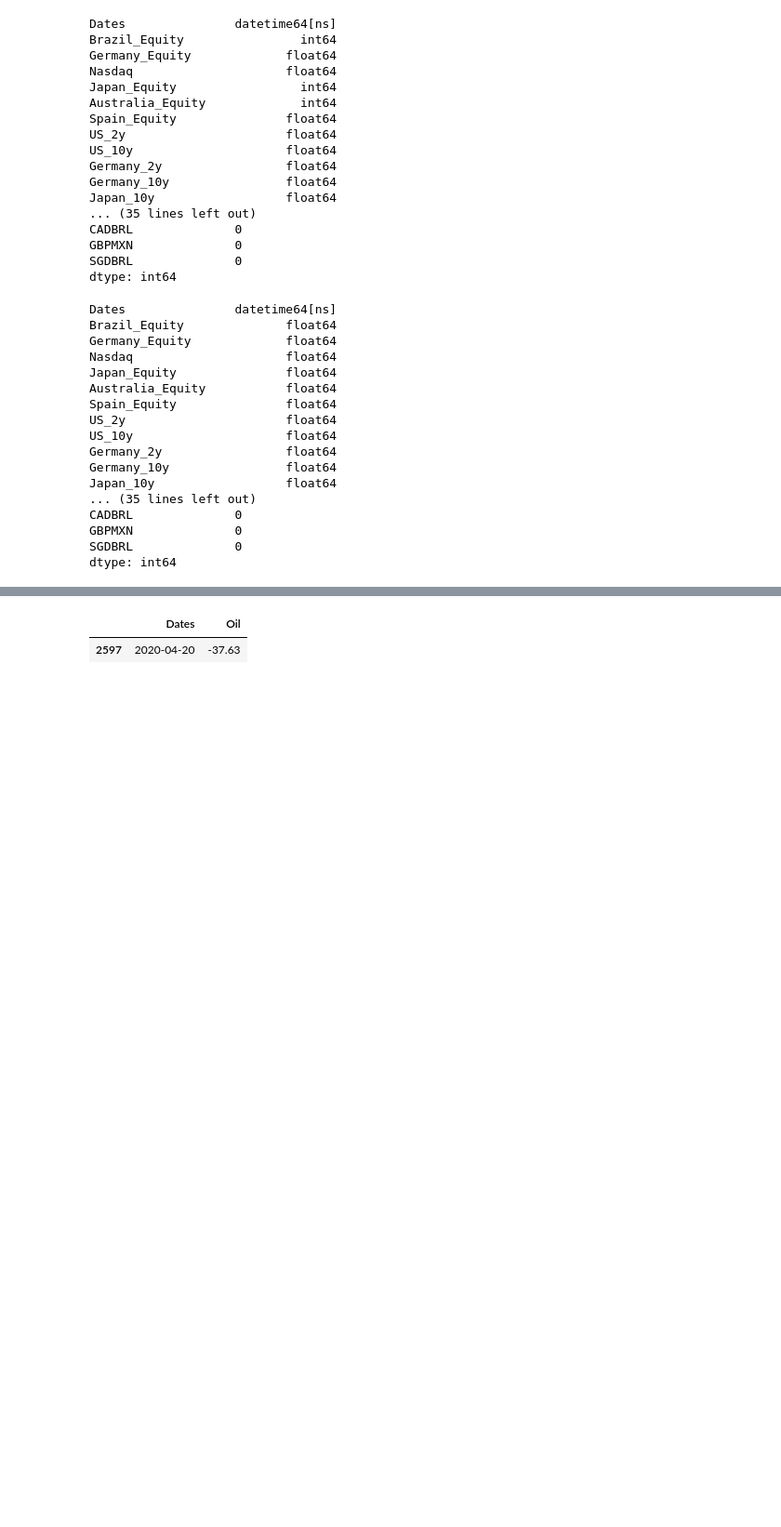
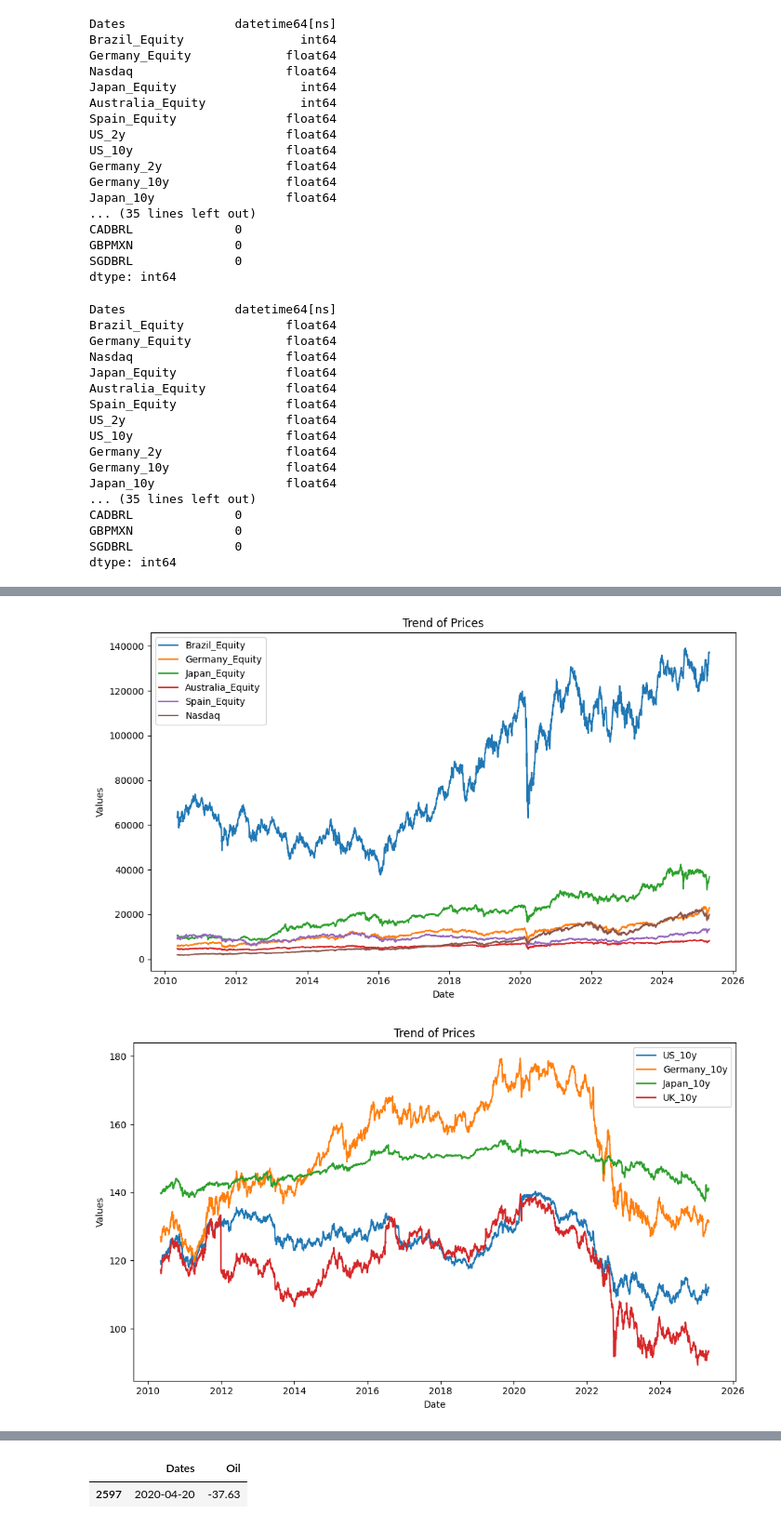
Before and after one commit to MartyJester/MarPort, a Jupyter notebook: Hope.ipynb, the cells around one changed output, grey strips where cells are left out. Shown at 93% size. Saved outputs shown, nothing was run; the diff lists cells and outputs as text; code cells hidden in the pictures; blank space fills up the shorter version.

```diff
--- a/Hope.ipynb
+++ b/Hope.ipynb
@@ -109,7 +110,7 @@ SGDBRL              0
 dtype: int64
 # %%
 # First exploration plots.
-equity_cols = [col for col in start_df.columns if 'Equity' in col]
+equity_cols = [col for col in start_df.columns if 'Equity' in col] + ['Nasdaq']
 two_years = [col for col in start_df.columns if '_2y' in col]
 ten_years = [col for col in start_df.columns if '_10y' in col]
 commodities_agri = ['Wheat','Corn','Rice']
@@ -117,3 +118,5 @@ commodities_Metals = ['Gold','Copper']
 oil = ['Oil']
 nasdaq = ['Nasdaq']
 currencies = ['EURUSD', 'USDJPY', 'CHFJPY', 'CADBRL', 'GBPMXN', 'SGDBRL']
+
+bundle_of_futures = [equity_cols,ten_years,two_years,ten_years,commodities_agri,commodities_Metals,oil,nasdaq,currencies]
@@ -198,0 +123,15 @@ plt.close()
+# %%
+for elem in bundle_of_futures:
+    plt.figure(figsize=(10, 6))
+    for col in elem:
+        plt.plot(start_df['Dates'], start_df[col], label=col)
+    plt.xlabel('Date')
+    plt.ylabel('Values')
+    plt.title('Trend of Prices')
+    plt.legend()
+    plt.tight_layout()
+    plt.show()
+    plt.close()
+# %% [output]
+[figure, added]
+[figure, added]
```
Also changed, not shown: parts of 10 cells of this notebook.
